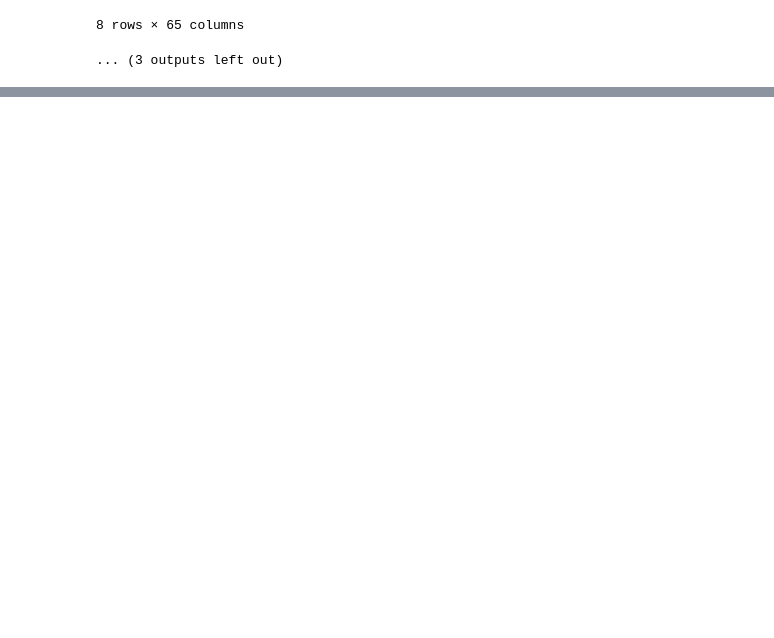
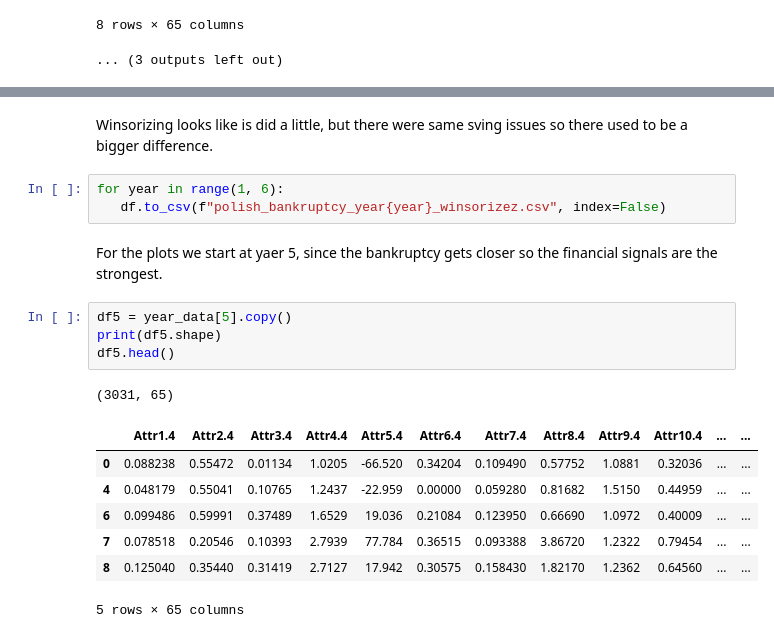
Before and after one commit to Vincent2308/Corporate-Bankruptcy, a Jupyter notebook: notebooks/week1/polish_eda.ipynb, the cells around one changed output, grey strips where cells are left out. Cells and saved outputs as stored; diff of their text form; blank space fills up the shorter version.

```diff
--- a/notebooks/week1/polish_eda.ipynb
+++ b/notebooks/week1/polish_eda.ipynb
@@ -399,0 +369,20 @@ import seaborn as sns
+# %% [markdown]
+Winsorizing looks like is did a little, but there were same sving issues so there used to be a bigger difference.
+# %%
+for year in range(1, 6):
+   df.to_csv(f"polish_bankruptcy_year{year}_winsorizez.csv", index=False)
+# %% [markdown]
+For the plots we start at yaer 5, since the bankruptcy gets closer so the financial signals are the strongest.
+# %%
+df5 = year_data[5].copy()
+print(df5.shape)
+df5.head()
+# %% [output]
+(3031, 65)
+|  | Attr1.4 | Attr2.4 | Attr3.4 | Attr4.4 | Attr5.4 | Attr6.4 | Attr7.4 | Attr8.4 | Attr9.4 | Attr10.4 | ... | ... |
+| 0 | 0.088238 | 0.55472 | 0.01134 | 1.0205 | -66.520 | 0.34204 | 0.109490 | 0.57752 | 1.0881 | 0.32036 | ... | ... |
+| 4 | 0.048179 | 0.55041 | 0.10765 | 1.2437 | -22.959 | 0.00000 | 0.059280 | 0.81682 | 1.5150 | 0.44959 | ... | ... |
+| 6 | 0.099486 | 0.59991 | 0.37489 | 1.6529 | 19.036 | 0.21084 | 0.123950 | 0.66690 | 1.0972 | 0.40009 | ... | ... |
+| 7 | 0.078518 | 0.20546 | 0.10393 | 2.7939 | 77.784 | 0.36515 | 0.093388 | 3.86720 | 1.2322 | 0.79454 | ... | ... |
+| 8 | 0.125040 | 0.35440 | 0.31419 | 2.7127 | 17.942 | 0.30575 | 0.158430 | 1.82170 | 1.2362 | 0.64560 | ... | ... |
+5 rows × 65 columns
```
Also changed, not shown: parts of 18 cells of this notebook.
